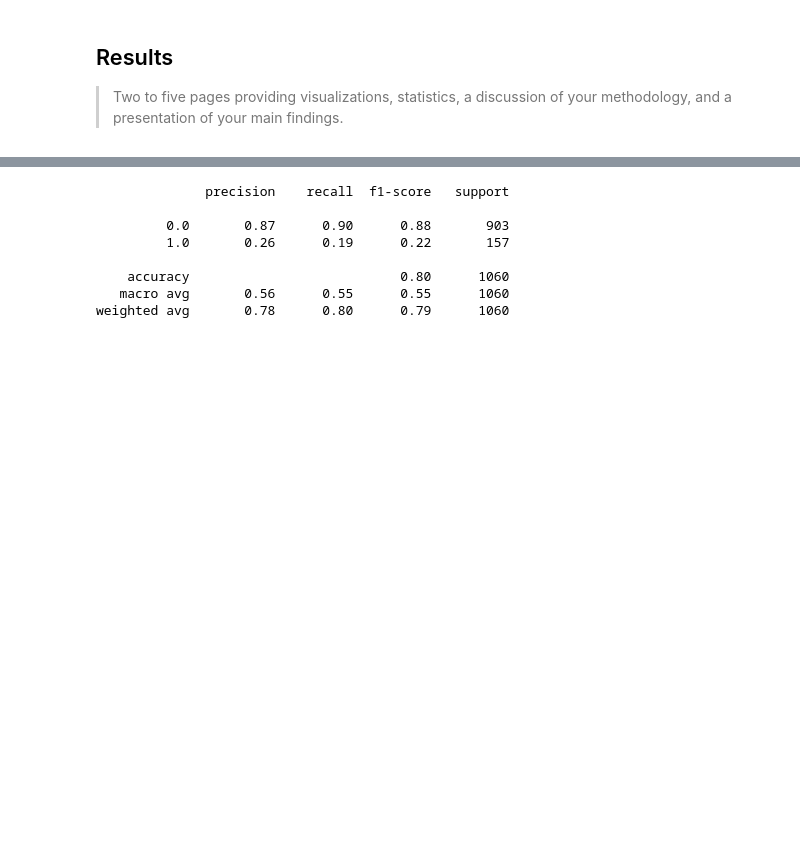
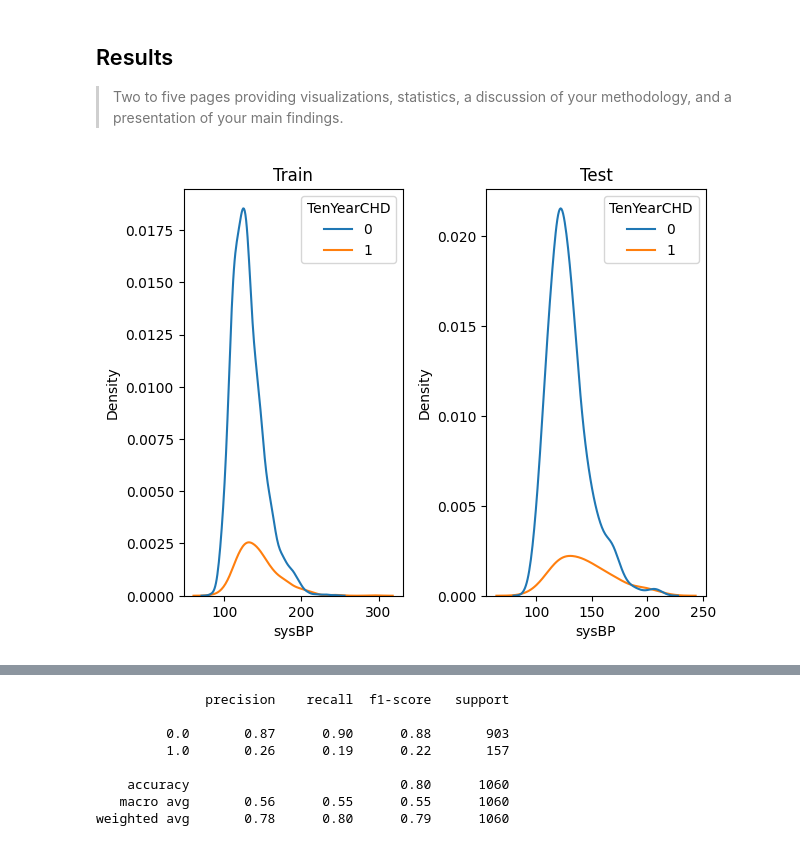
Before and after one commit to gsilver321/project_chd, a Jupyter notebook: project2_paper.ipynb, the cells around one changed output, grey strips where cells are left out. Cells and saved outputs as stored; diff of their text form; code cells hidden in the pictures; blank space fills up the shorter version.

Commit message:
Add visualizations + second model

```diff
--- a/project2_paper.ipynb
+++ b/project2_paper.ipynb
@@ -92,3 +87,14 @@ df_test_scale = pd.DataFrame(scaler.fit_transform(df_test), columns=df_test.colu
 ## Results
 
 > Two to five pages providing visualizations, statistics, a discussion of your methodology, and a presentation of your main findings.
+# %%
+fig, ax = plt.subplots(nrows=1, ncols=2)
+
+sns.kdeplot(data=df_train, x='sysBP', hue='TenYearCHD', ax=ax[0])
+sns.kdeplot(data=df_test, x='sysBP', hue='TenYearCHD', ax=ax[1])
+
+fig.tight_layout()
+ax[0].title.set_text('Train')
+ax[1].title.set_text('Test')
+# %% [output]
+[figure, added]
```
Also changed, not shown: parts of 9 cells of this notebook.
